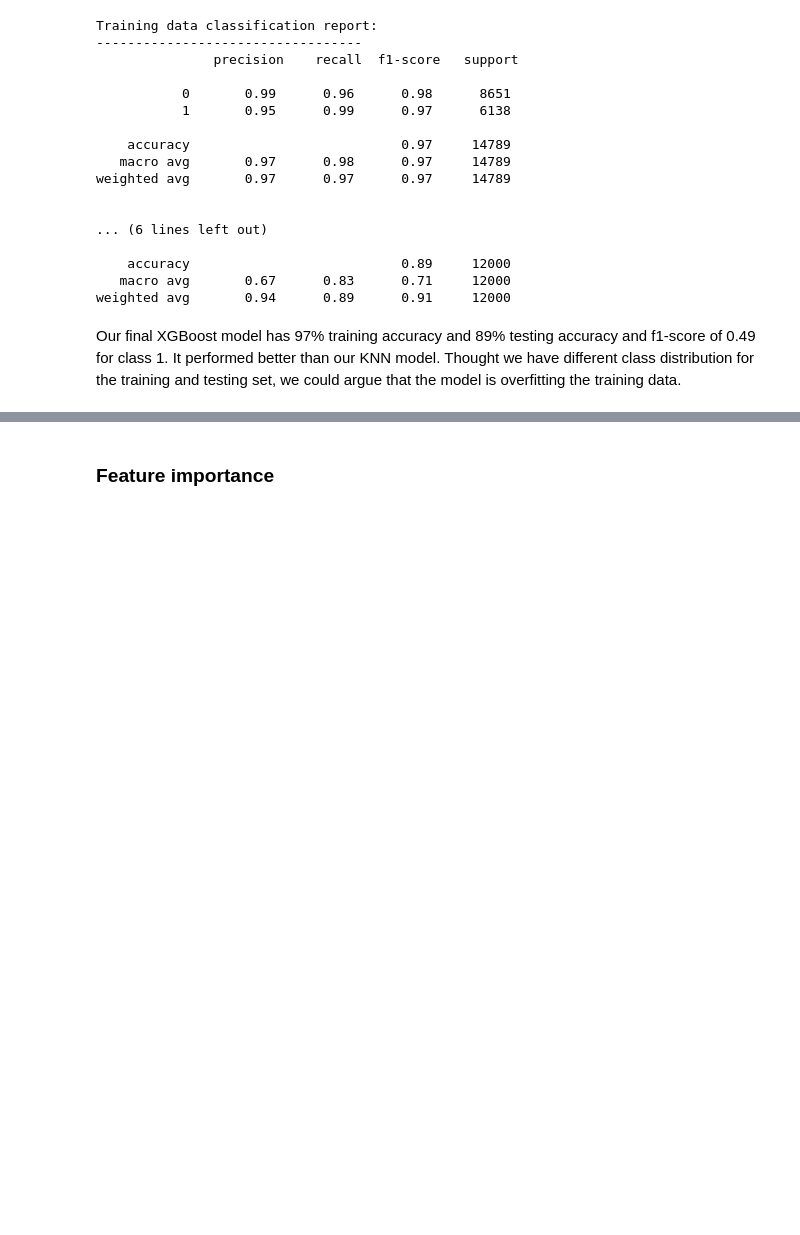
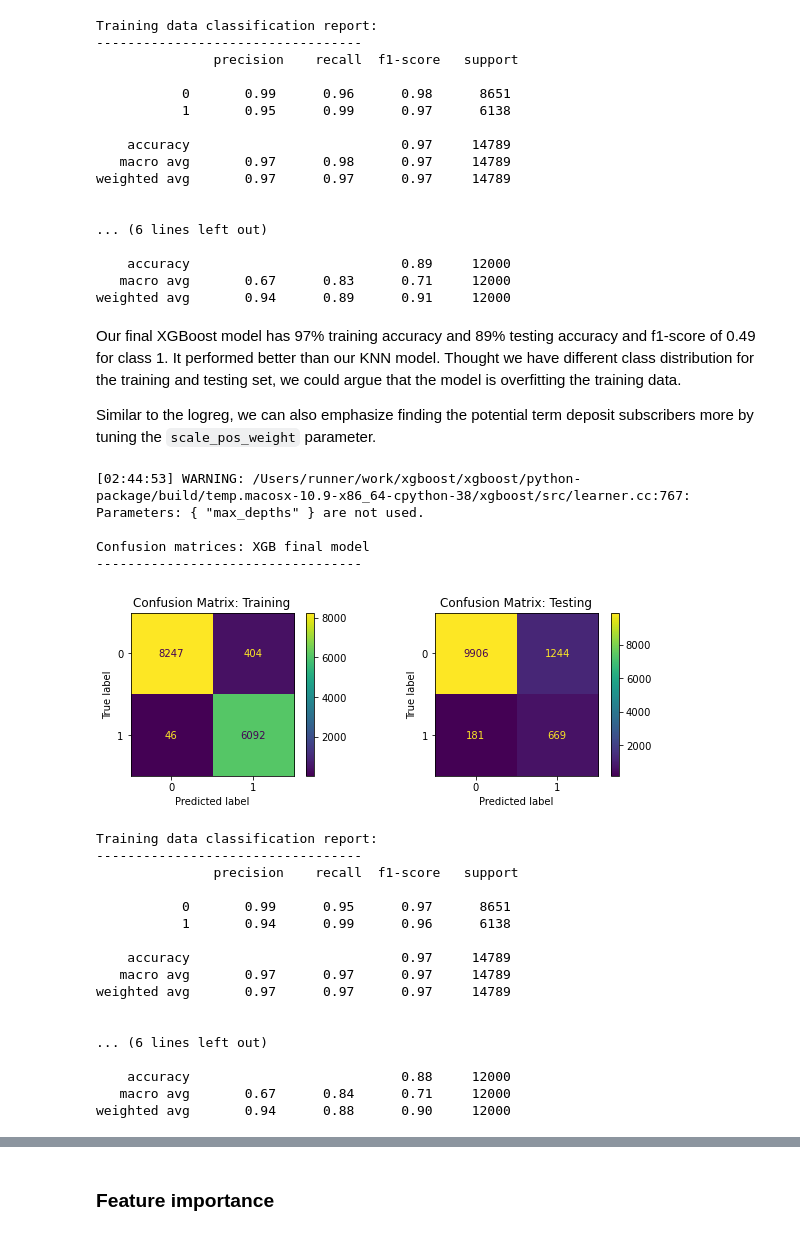
Before and after one commit to XO-Appleton/TermDeposit, a Jupyter notebook: term_deposit_marketing.ipynb, the cells around one changed output, grey strips where cells are left out. Cells and saved outputs as stored; diff of their text form; code cells hidden in the pictures; blank space fills up the shorter version.

```diff
--- a/term_deposit_marketing.ipynb
+++ b/term_deposit_marketing.ipynb
@@ -869,3 +932,34 @@ weighted avg       0.97      0.97      0.97     14789
 weighted avg       0.94      0.89      0.91     12000
 # %% [markdown]
 Our final XGBoost model has 97% training accuracy and 89% testing accuracy and f1-score of 0.49 for class 1. It performed better than our KNN model. Thought we have different class distribution for the training and testing set, we could argue that the model is overfitting the training data.
+
+Similar to the logreg, we can also emphasize finding the potential term deposit subscribers more by tuning the `scale_pos_weight` parameter.
+# %%
+xgb_final = xgb.XGBClassifier(n_estimators=100, max_depths=7, scale_pos_weight=zero_one_ratio)
+xgb_final.fit(X_train_bal, y_train_bal)
+show_confusion_matrix_and_report('XGB final model', xgb_final, X_train_bal, y_train_bal,
+                                X_test, y_test)
+# %% [output]
+[02:44:53] WARNING: /Users/runner/work/xgboost/xgboost/python-package/build/temp.macosx-10.9-x86_64-cpython-38/xgboost/src/learner.cc:767:
+Parameters: { "max_depths" } are not used.
+
+Confusion matrices: XGB final model
+----------------------------------
+[figure, added]
+Training data classification report:
+----------------------------------
+               precision    recall  f1-score   support
+
+           0       0.99      0.95      0.97      8651
+           1       0.94      0.99      0.96      6138
+
+    accuracy                           0.97     14789
+   macro avg       0.97      0.97      0.97     14789
+weighted avg       0.97      0.97      0.97     14789
+
+
+... (6 lines left out)
+
+    accuracy                           0.88     12000
+   macro avg       0.67      0.84      0.71     12000
+weighted avg       0.94      0.88      0.90     12000
```
Also changed, not shown: parts of 12 cells of this notebook.
